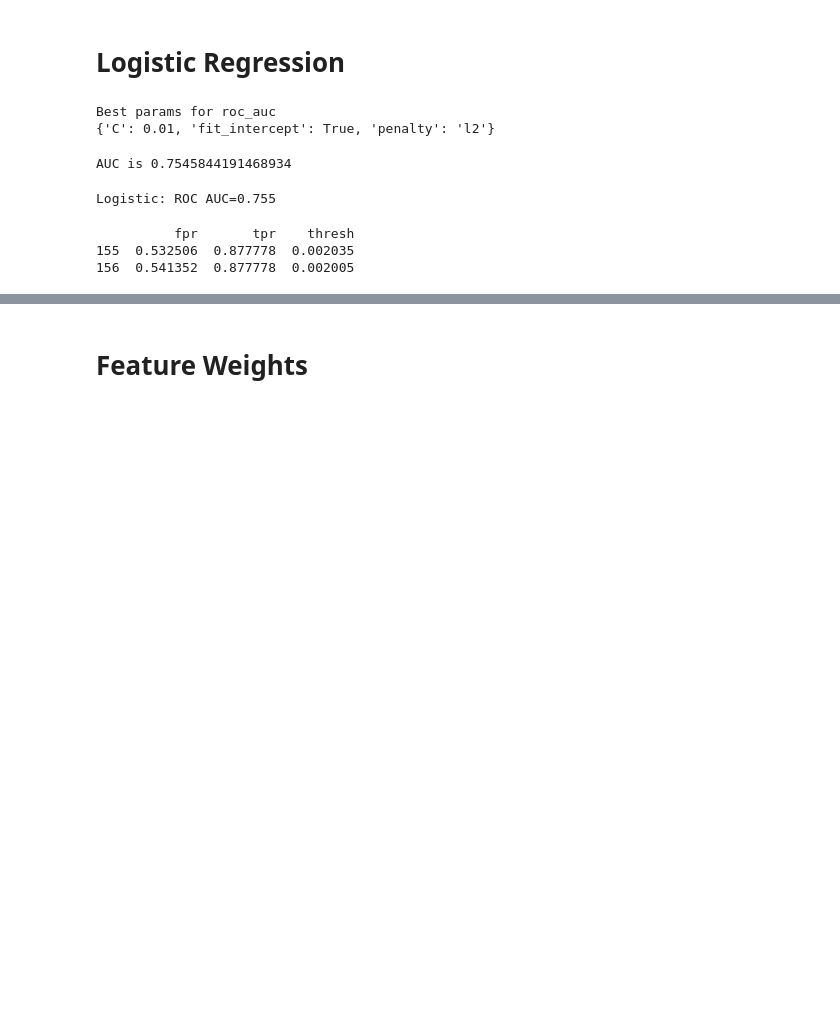
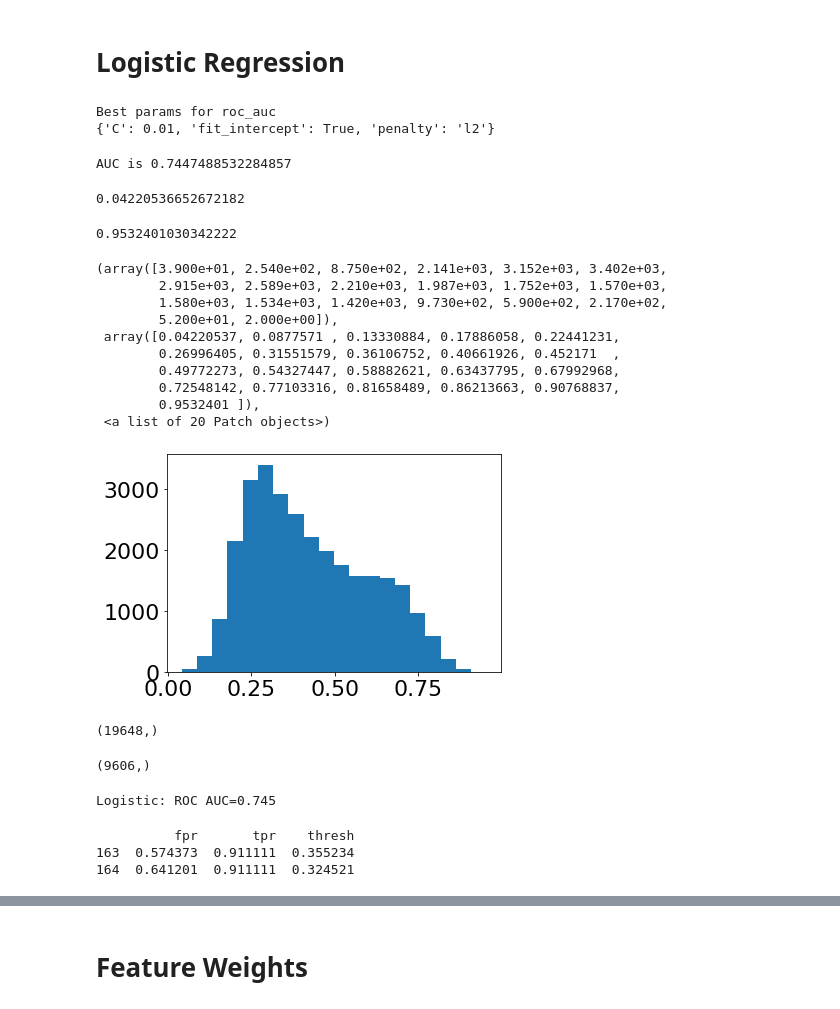
Before and after one commit to horwitzr/ViTalErt, a Jupyter notebook: notebooks/logisticRegr_model_w_gridsearch.ipynb, the cells around one changed output, grey strips where cells are left out. Saved outputs shown, nothing was run; the diff lists cells and outputs as text; code cells hidden in the pictures; blank space fills up the shorter version.

```diff
--- a/notebooks/logisticRegr_model_w_gridsearch.ipynb
+++ b/notebooks/logisticRegr_model_w_gridsearch.ipynb
@@ -141,14 +136,19 @@ grid_search_clf_rocauc = grid_search_wrapper(clf, X_train_sc, y_train, 'roc_auc'
 Best params for roc_auc
 {'C': 0.01, 'fit_intercept': True, 'penalty': 'l2'}
 # %%
-clf_w_best_params = LogisticRegression(C=0.01, fit_intercept=True, penalty='l2')
+#C=0.01, fit_intercept=True, penalty='l2'
+#C=0.0001, fit_intercept=False, penalty='l2'
+clf_w_best_params = LogisticRegression(class_weight = 'balanced', C=0.01, fit_intercept=True, penalty='l2')
 
 #clf_w_best_params = LogisticRegression(class_weight={0: 0.005, 1: 0.995}, C=0.01, fit_intercept=False, penalty='l2')
 clf_w_best_params.fit(X_train_sc, y_train)
-file_name_pickle = 'model_' + now_to_str() + '.pickle'
-scaler_name_pickle = 'scaler_' + now_to_str() + '.pickle'
-pickle.dump(clf_w_best_params, open(file_name_pickle, 'wb'))
-pickle.dump(scaler, open(scaler_name_pickle, 'wb'))
+# file_name_pickle = 'model_' + now_to_str() + '.pickle'
+# scaler_name_pickle = 'scaler_' + now_to_str() + '.pickle'
+# pickle.dump(clf_w_best_params, open(file_name_pickle, 'wb'))
+# pickle.dump(scaler, open(scaler_name_pickle, 'wb'))
+
+model_and_scaler = {'model': clf_w_best_params, 'scaler': scaler}
+pickle.dump(model_and_scaler, open('../models/model_scaler_' + now_to_str() + '.pickle', 'wb'))
 
 y_pred = clf_w_best_params.predict(X_test_sc)
 y_probs = clf_w_best_params.predict_proba(X_test_sc)[:,1]
@@ -162,4 +162,26 @@ print('AUC is ' + str(roc_auc_score(y_test,y_probs)))
 # print('Min prob is ' + str(y_probs.min()))
 # print('Max prob is ' + str(y_probs.max()))
 # %% [output]
-AUC is 0.7545844191468934
+AUC is 0.7447488532284857
+# %%
+y_probs.min()
+# %% [output]
+0.04220536652672182
+# %%
+y_probs.max()
+# %% [output]
+0.9532401030342222
+# %%
+plt.hist(y_probs, bins=20)
+# %% [output]
+(array([3.900e+01, 2.540e+02, 8.750e+02, 2.141e+03, 3.152e+03, 3.402e+03,
+        2.915e+03, 2.589e+03, 2.210e+03, 1.987e+03, 1.752e+03, 1.570e+03,
+        1.580e+03, 1.534e+03, 1.420e+03, 9.730e+02, 5.900e+02, 2.170e+02,
+        5.200e+01, 2.000e+00]),
+ array([0.04220537, 0.0877571 , 0.13330884, 0.17886058, 0.22441231,
+        0.26996405, 0.31551579, 0.36106752, 0.40661926, 0.452171  ,
+        0.49772273, 0.54327447, 0.58882621, 0.63437795, 0.67992968,
+        0.72548142, 0.77103316, 0.81658489, 0.86213663, 0.90768837,
+        0.9532401 ]),
+ <a list of 20 Patch objects>)
+[figure, added]
@@ -165,0 +190,4 @@ AUC is 0.7545844191468934
+# %%
+noaction.shape
+# %% [output]
+(19648,)
@@ -166,3 +196,7 @@ AUC is 0.7545844191468934
+# %%
+pred_vte.shape
+# %% [output]
+(9606,)
 # %%
 %matplotlib qt
 
@@ -185,20 +219,21 @@ plt.xlabel('False Positive Rate')
 plt.ylabel('True Positive Rate')
 # # show the legend
 plt.legend()
+plt.tight_layout()
 # # show the plot
 plt.show()
 # %% [output]
-Logistic: ROC AUC=0.755
+Logistic: ROC AUC=0.745
 # %%
 # Looking at ROC curve, a TPR of 0.88 and FPR of 0.48 seems reasonable because the prophylaxis may
 # cause bleeding, but VTE is deadly, too. Get the threshold at this level
 fpr_tpr_thresh = pd.DataFrame({'fpr': lr_fpr, 'tpr': lr_tpr, 'thresh': threshold_array})
-fpr_tpr_thresh = fpr_tpr_thresh[(fpr_tpr_thresh['tpr'] < 0.88) & (fpr_tpr_thresh['tpr'] > 0.87)]
+fpr_tpr_thresh = fpr_tpr_thresh[(fpr_tpr_thresh['tpr'] < 0.92) & (fpr_tpr_thresh['tpr'] > 0.90)]
 print(fpr_tpr_thresh)
 # %% [output]
           fpr       tpr    thresh
-155  0.532506  0.877778  0.002035
-156  0.541352  0.877778  0.002005
+163  0.574373  0.911111  0.355234
+164  0.641201  0.911111  0.324521
 # %%
 fpr_tpr_thresh
 # %% [output]
```
Also changed, not shown: parts of 10 cells of this notebook, 4 other files.
